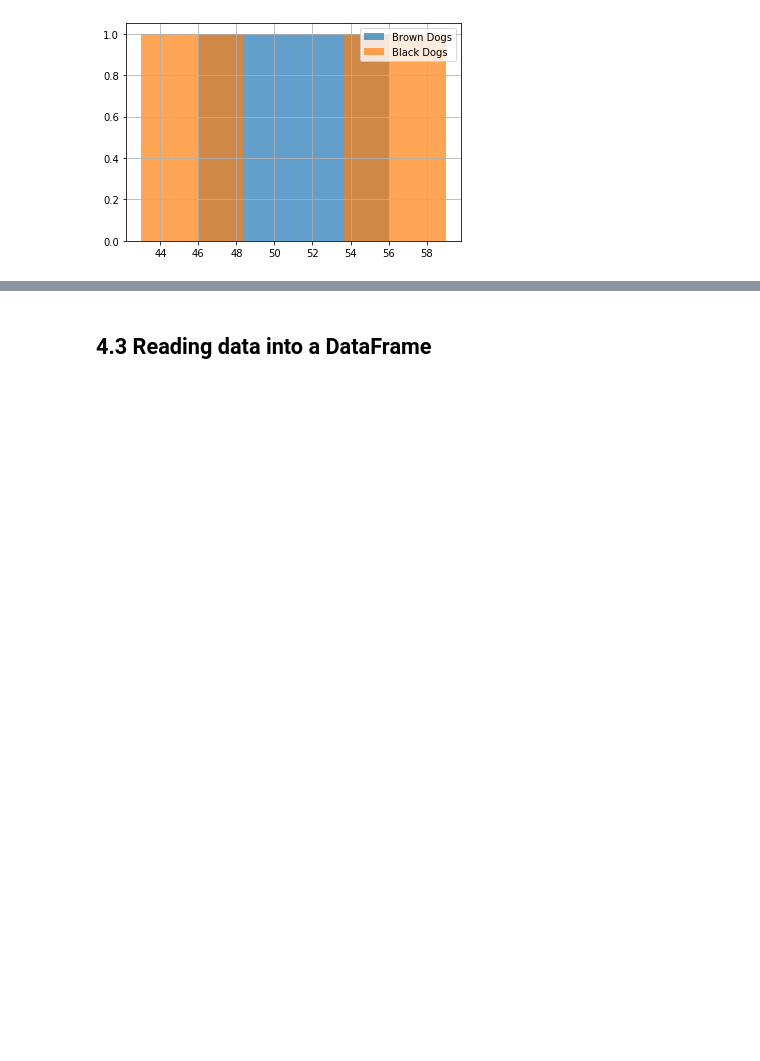
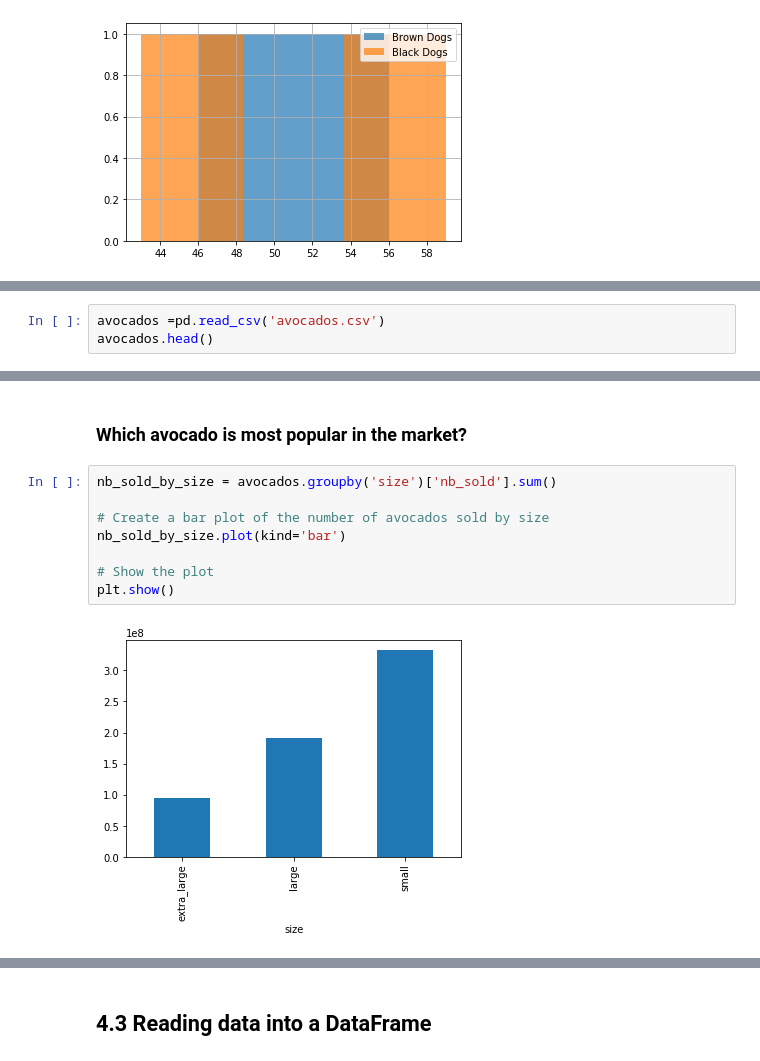
Before and after one commit to BeTKH/DataScieneinPython, a Jupyter notebook: 4. Data Manipulation with Panda.ipynb, the cells around one changed output, grey strips where cells are left out. Drawn from its saved outputs; the diff is of its cells as text; blank space fills up the shorter version.

```diff
--- a/4. Data Manipulation with Panda.ipynb
+++ b/4. Data Manipulation with Panda.ipynb
@@ -1784,0 +1790,3 @@ plt.show()
+# %%
+avocados =pd.read_csv('avocados.csv')
+avocados.head()
@@ -1784,0 +1800,12 @@ plt.show()
+# %% [markdown]
+### Which avocado is most popular in the market?
+# %%
+nb_sold_by_size = avocados.groupby('size')['nb_sold'].sum()
+
+# Create a bar plot of the number of avocados sold by size
+nb_sold_by_size.plot(kind='bar')
+
+# Show the plot
+plt.show()
+# %% [output]
+[figure, added]
```
Also changed, not shown: parts of 41 cells of this notebook, 14 other files.
